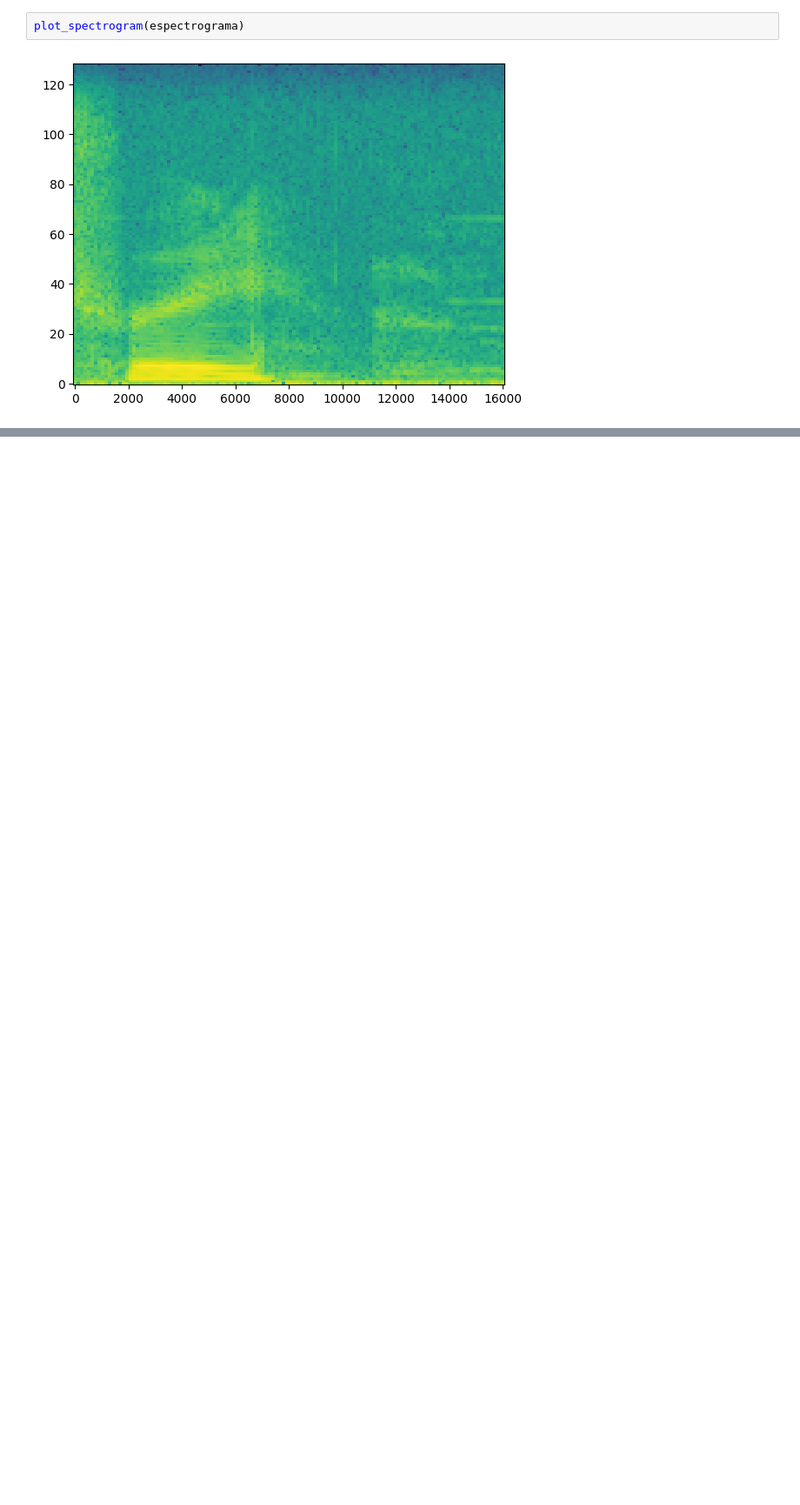
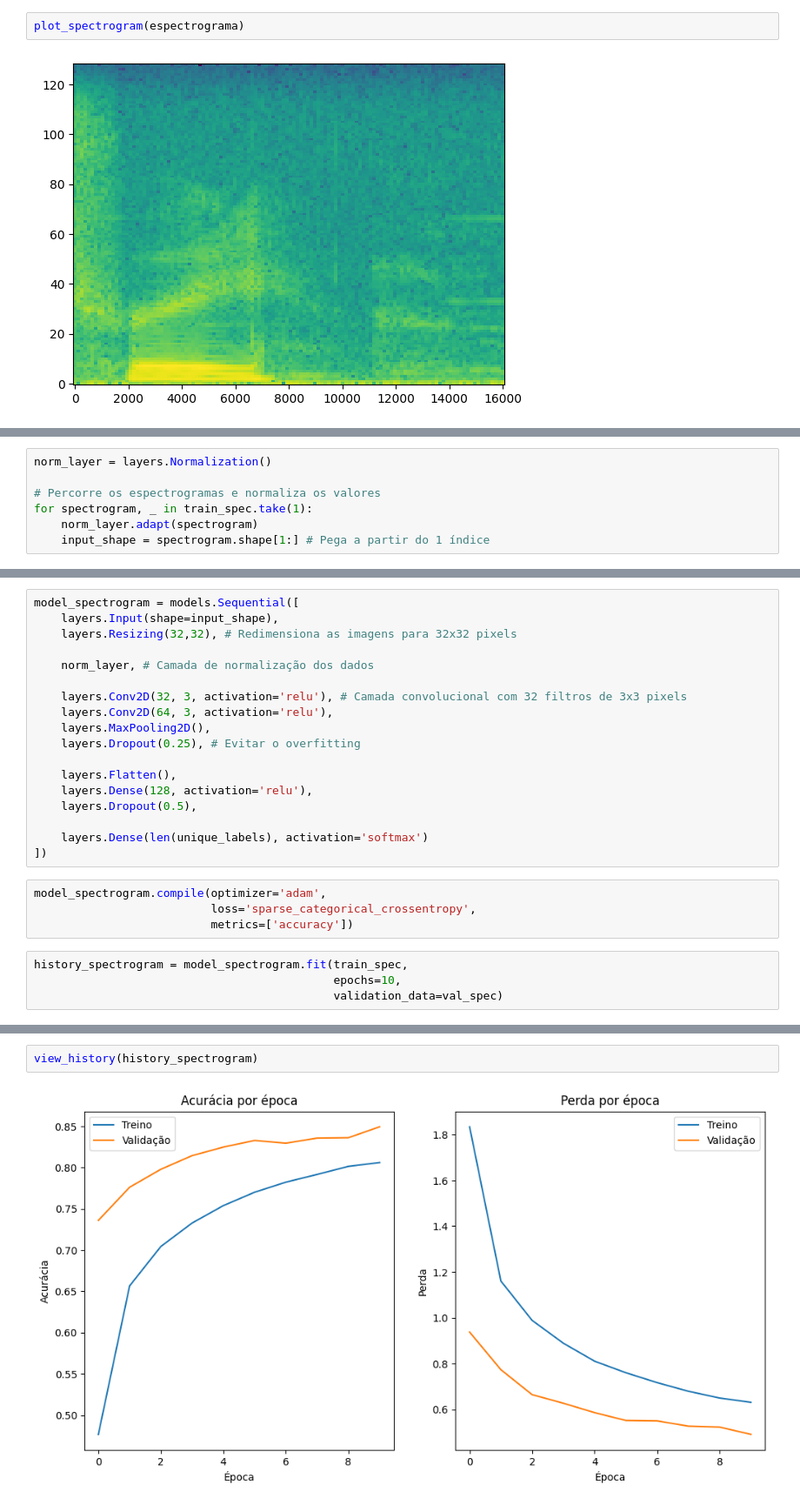
Before and after one commit to DiogoBotton/Deep_Learning_Learn, a Jupyter notebook: Decodificacao_de_Audio/01_audio_data.ipynb, the cells around one changed output, grey strips where cells are left out. Shown at 87% size. Saved outputs shown, nothing was run; the diff lists cells and outputs as text; blank space fills up the shorter version.

Commit message:
Aprnedendendendo mecanismos de atenção para classificação de imagens

```diff
--- a/Decodificacao_de_Audio/01_audio_data.ipynb
+++ b/Decodificacao_de_Audio/01_audio_data.ipynb
@@ -328,0 +341,7 @@ plot_spectrogram(espectrograma)
+# %%
+norm_layer = layers.Normalization()
+
+# Percorre os espectrogramas e normaliza os valores
+for spectrogram, _ in train_spec.take(1):
+    norm_layer.adapt(spectrogram)
+    input_shape = spectrogram.shape[1:] # Pega a partir do 1 índice
@@ -328,0 +357,26 @@ plot_spectrogram(espectrograma)
+# %%
+model_spectrogram = models.Sequential([
+    layers.Input(shape=input_shape),
+    layers.Resizing(32,32), # Redimensiona as imagens para 32x32 pixels
+
+    norm_layer, # Camada de normalização dos dados
+
+    layers.Conv2D(32, 3, activation='relu'), # Camada convolucional com 32 filtros de 3x3 pixels
+    layers.Conv2D(64, 3, activation='relu'),
+    layers.MaxPooling2D(),
+    layers.Dropout(0.25), # Evitar o overfitting
+
+    layers.Flatten(),
+    layers.Dense(128, activation='relu'),
+    layers.Dropout(0.5),
+
+    layers.Dense(len(unique_labels), activation='softmax')
+])
+# %%
+model_spectrogram.compile(optimizer='adam',
+                          loss='sparse_categorical_crossentropy',
+                          metrics=['accuracy'])
+# %%
+history_spectrogram = model_spectrogram.fit(train_spec,
+                                            epochs=10,
+                                            validation_data=val_spec)
@@ -328,0 +425,4 @@ plot_spectrogram(espectrograma)
+# %%
+view_history(history_spectrogram)
+# %% [output]
+[figure, added]
```
Also changed, not shown: parts of 23 cells of this notebook, 1 other file.
